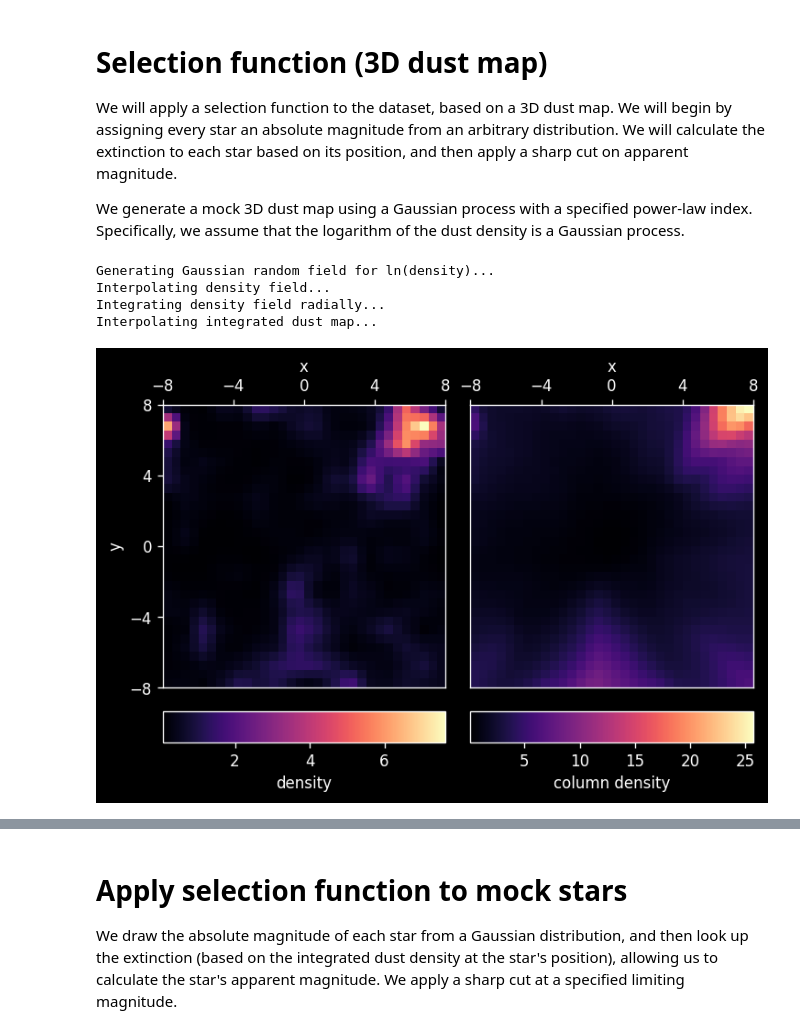
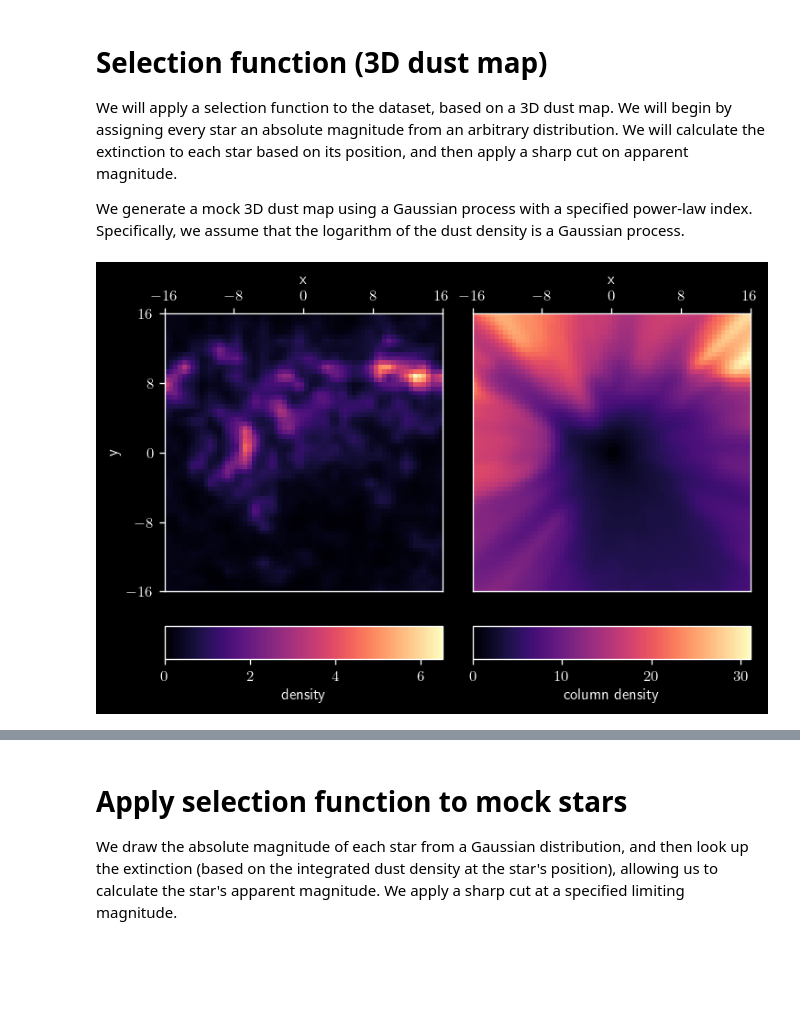
Before and after one commit to gregreen/deep-potential, a Jupyter notebook: scripts/plummer/plummer_sphere_selfn.ipynb, the cells around one changed output, grey strips where cells are left out. Saved outputs shown, nothing was run; the diff lists cells and outputs as text; code cells hidden in the pictures; blank space fills up the shorter version.

Commit message:
Plummer sphere mock: more stars, larger volume, more detailed dust map.

```diff
--- a/scripts/plummer/plummer_sphere_selfn.ipynb
+++ b/scripts/plummer/plummer_sphere_selfn.ipynb
@@ -59,4 +59,6 @@ $$
 # %%
 dist_fn = PlummerSphere()
 
-rng = np.random.default_rng(42)
+rng = np.random.default_rng(42) # Fixed seed for reproducibility
+
+r_max = 16.0  # maximum radius to sample
@@ -299,7 +181,9 @@ def integrate_field_radially(field_interpolator, xyz, n_steps=128):
     xyz_current = np.zeros_like(xyz)
     integral = np.zeros(xyz.shape[0], dtype='f8')
 
-    for i in range(n_steps):
+    from tqdm.auto import tqdm
+
+    for i in tqdm(range(n_steps)):
         xyz_current = xyz_unit * dr[:,None] * (i+0.5)
         integral += dr * field_interpolator(xyz_current)
 
@@ -391,11 +275,12 @@ def gen_mock_dust_map(
     return density_interpolator, integrated_dust_interpolator
 # %%
 extent = [(-r_max,r_max)]*3 # Physical extent of the dust map
-n_modes = (16, 16, 16)      # Number of Fourier modes in each dimension
+n_modes = (32, 32, 32)      # Number of Fourier modes in each dimension
 
 rho_dust_interp, integrated_dust_interp = gen_mock_dust_map(
     extent=extent,
     n_modes=n_modes,
+    n_integration_steps=1024,
     rng=rng
 )
 
@@ -422,6 +307,7 @@ im = ax.imshow(
     aspect='equal',
     extent=extent[0]+extent[1],
     cmap='magma',
+    vmin=0.
 )
 fig.colorbar(
     im,
@@ -436,38 +322,35 @@ ax.xaxis.set_label_position('top')
 ax.xaxis.set_ticks_position('top')
 # Tick locators
 ax.xaxis.set_major_locator(MaxNLocator(4))
 ax.yaxis.set_major_locator(MaxNLocator(4))
 
 # Right panel: integrated dust map
 ax = ax_arr[0,1]
 im = ax.imshow(
     integrated_dust_interp(xyz_grid).reshape(img_shape),
     origin='lower',
     aspect='equal',
     extent=extent[0]+extent[1],
     cmap='magma',
+    vmin=0.
 )
 fig.colorbar(
     im,
     cax=ax_arr[1,1],
     label='column density',
     orientation='horizontal'
 )
 ax.set_xlabel('x')
 # Put x-axis ticks and label on top
 ax.xaxis.set_label_position('top')
 ax.xaxis.set_ticks_position('top')
 # Tick locators
 ax.xaxis.set_major_locator(MaxNLocator(4))
 ax.set_yticks([]) # Get rid of y-axis ticks
 
 plt.show()
 # %% [output]
-Generating Gaussian random field for ln(density)...
-Interpolating density field...
-Integrating density field radially...
-Interpolating integrated dust map...
-[figure, old version]
+[figure, new version]
 # %%
 # Plot Cartesian sky projections of distance slices of integrated dust map
 
```
Also changed, not shown: parts of 9 cells of this notebook.
